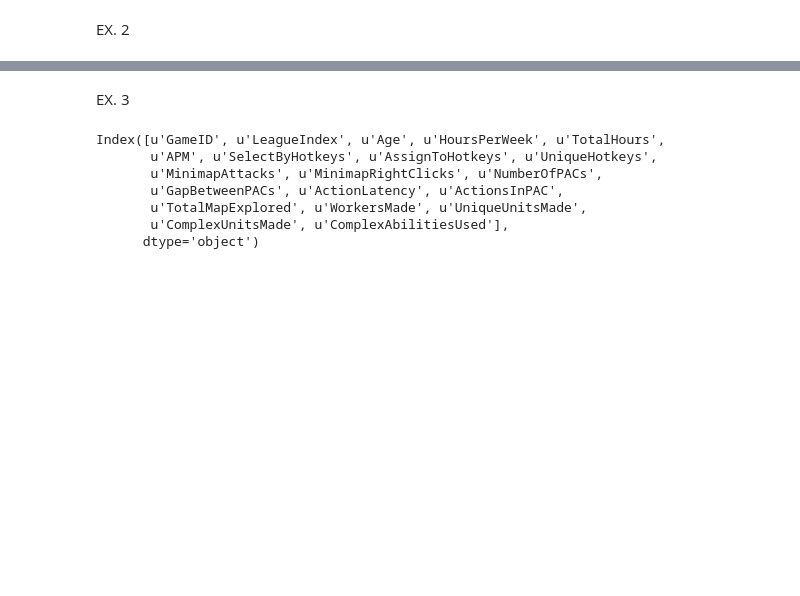
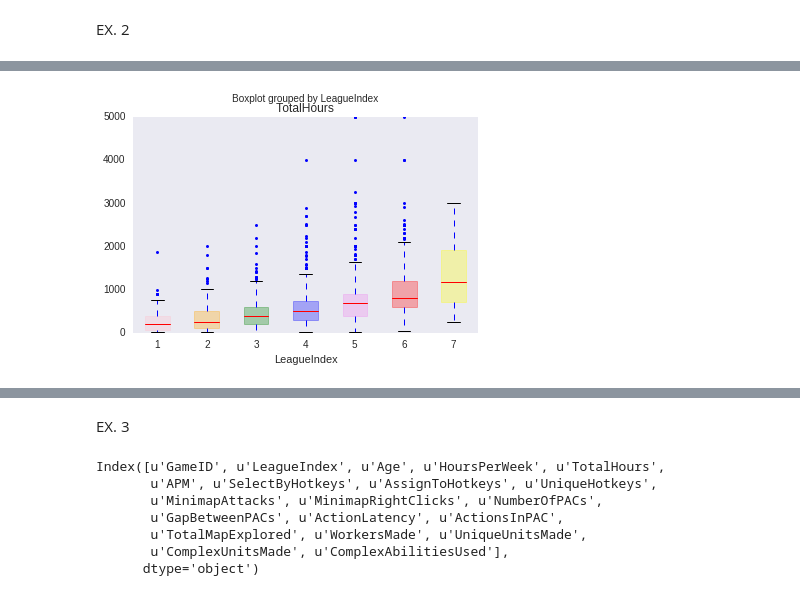
Before and after one commit to kaszubki/jp2dp, a Jupyter notebook: L10.ipynb, the cells around one changed output, grey strips where cells are left out. Cells and saved outputs as stored; diff of their text form; code cells hidden in the pictures; blank space fills up the shorter version.

```diff
--- a/L10.ipynb
+++ b/L10.ipynb
@@ -68,2 +77,5 @@ ANOVA TEST
 # %% [markdown]
 EX. 2
+# %%
+df2 = df.loc[~df["TotalHours"].isnull()]
+df2 = df2.loc[df["TotalHours"] < 6000]
@@ -69,0 +94,14 @@ EX. 2
+# %%
+box = df2.boxplot(column="TotalHours",
+                  by="LeagueIndex",
+                  sym='k.',
+                  grid=False,
+                  return_type='dict',
+                  patch_artist=True)
+
+colors = ['pink', 'orange', 'green', 'blue', 'violet', 'red', 'yellow']
+
+[x.set(color=c, linewidth=1, alpha=0.3) for x, c in zip(box['TotalHours']['boxes'], colors)]
+plt.show()
+# %% [output]
+[figure, added]
```
Also changed, not shown: parts of 8 cells of this notebook.
